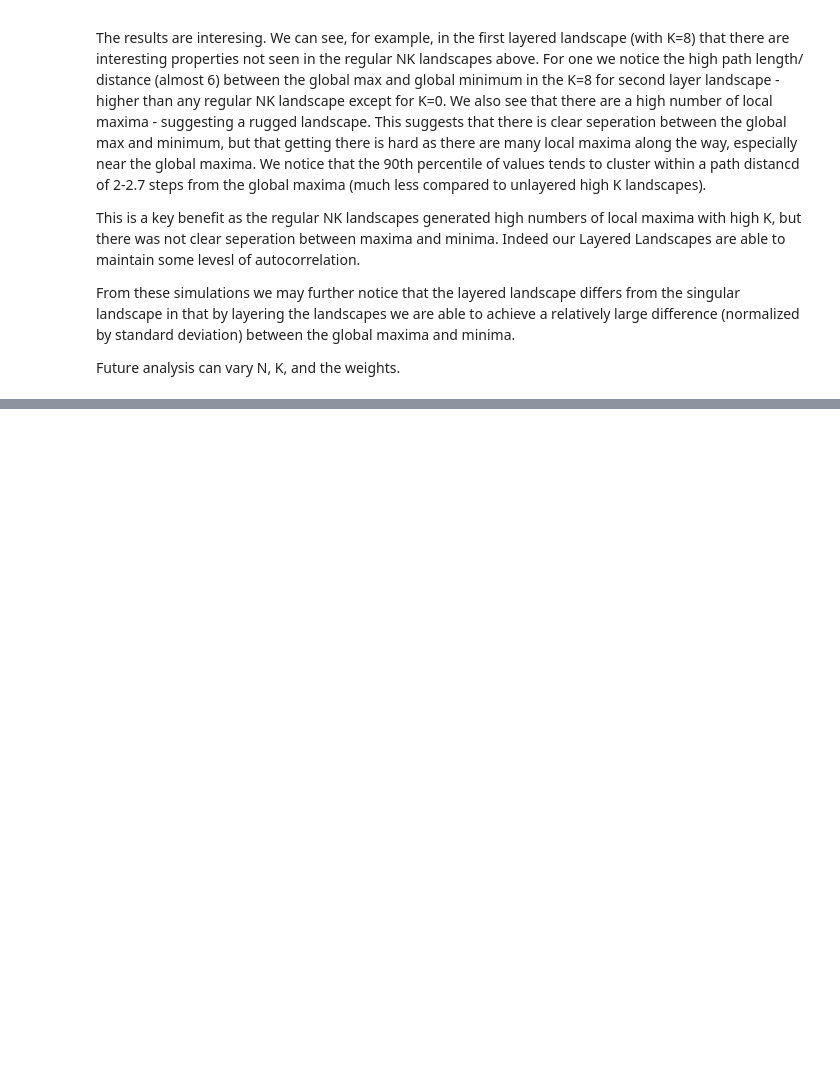
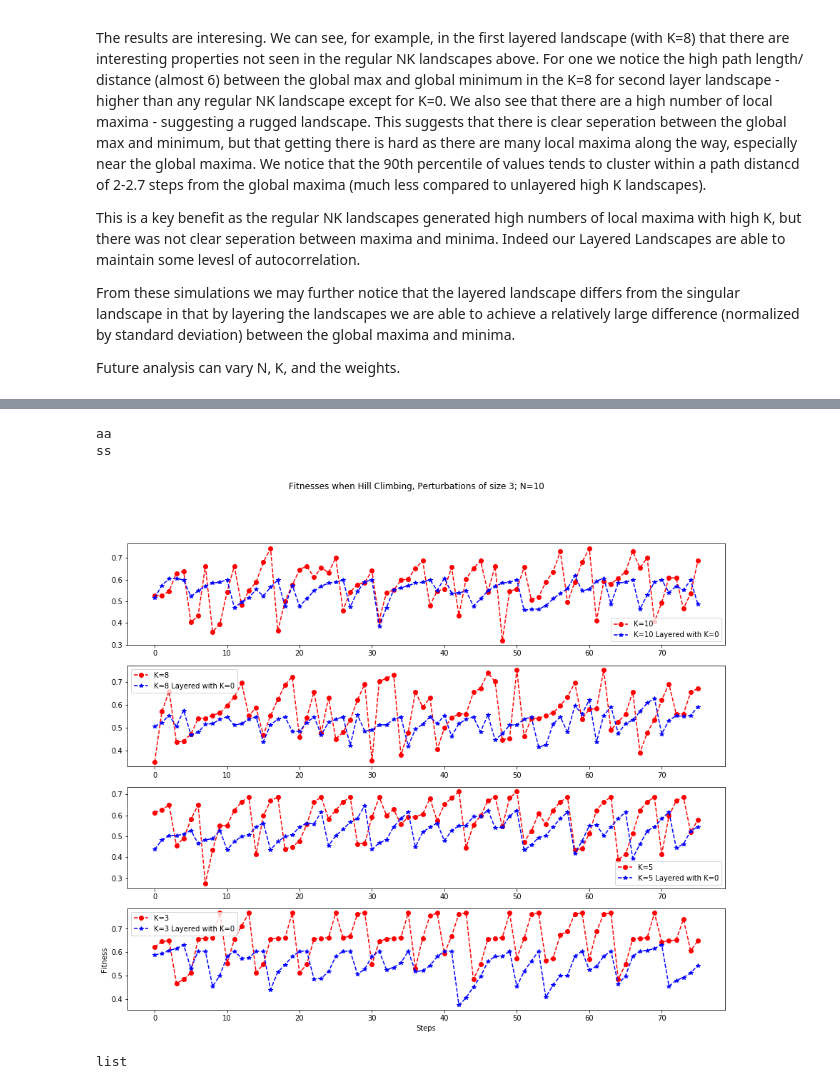
Before and after one commit to adrianapaza/NBA-NKC, a Jupyter notebook: ComputationalModels/Create_Landscape_Presentation_Plots.ipynb, the cells around one changed output, grey strips where cells are left out. Cells and saved outputs as stored; diff of their text form; code cells hidden in the pictures; blank space fills up the shorter version.

Commit message:
Iterated Search Plots Added

```diff
--- a/ComputationalModels/Create_Landscape_Presentation_Plots.ipynb
+++ b/ComputationalModels/Create_Landscape_Presentation_Plots.ipynb
@@ -23,4 +27,5 @@ K=10
 N_10_K10_ = make_NK_land(N, K)
 N_10_K8_ = make_NK_land(N, 8)
 N_10_K5_ = make_NK_land(N, 5)
+N_10_K3_ = make_NK_land(N, 3)
 N_10_K0_ = make_NK_land(N, 0)
@@ -30,0 +97,8 @@ Layer_Landscape_5_0 = layer_landscapes(N_15_K5_, N_15_K0_, layering_mode="additi
+# %%
+N=10
+K=10
+N_10_K10_ = make_NK_land(N, K)
+N_10_K8_ = make_NK_land(N, 8)
+N_10_K5_ = make_NK_land(N, 5)
+N_10_K3_ = make_NK_land(N, 3)
+N_10_K0_ = make_NK_land(N, 0)
@@ -280,0 +401,63 @@ Future analysis can vary N, K, and the weights.
+# %%
+Num_Steps=75
+Step_Size=3
+Neighborhood=1
+
+
+FitnessPath_10 = get_iterated_search_walk(N_10_K10_,Neighborhood,Step_Size,Num_Steps)
+print('aa')
+FitnessPath_8 = get_iterated_search_walk(N_10_K8_,Neighborhood,Step_Size,Num_Steps)
+
+FitnessPath_5 = get_iterated_search_walk(N_10_K5_,Neighborhood,Step_Size,Num_Steps)
+print('ss')
+FitnessPath_3 = get_iterated_search_walk(N_10_K3_,Neighborhood,Step_Size,Num_Steps)
+
+FitnessPath_0 = get_iterated_search_walk(N_10_K0_,Neighborhood,Step_Size,Num_Steps)
+# %% [output]
+aa
+ss
+# %%
+##Soemtimes a random error pops up, just rerun the cell
+##Do for layered
+FitnessPath_10_Layered = get_iterated_search_walk(Layer_Landscape_N10_K10_K0,Neighborhood,Step_Size,Num_Steps)
+FitnessPath_8_Layered= get_iterated_search_walk(Layer_Landscape_N10_K8_K0,Neighborhood,Step_Size,Num_Steps)
+FitnessPath_5_Layered= get_iterated_search_walk(Layer_Landscape_N10_K5_K0,Neighborhood,Step_Size,Num_Steps)
+FitnessPath_3_Layered= get_iterated_search_walk(Layer_Landscape_N10_K3_K0,Neighborhood,Step_Size,Num_Steps)
+# %%
+
+
+##plot the data
+fig, (ax1, ax2, ax3, ax4) = plt.subplots(4)
+fig.suptitle("Fitnesses when Hill Climbing, Perturbations of size 3; N=10")
+
+
+ax1.plot((FitnessPath_10),'r--o',label='K=10')
+
+ax1.plot((FitnessPath_10_Layered),'b--*',label='K=10 Layered with K=0')
+
+
+ax1.legend()
+ax2.plot((FitnessPath_8),'r--o',label='K=8')
+ax2.plot((FitnessPath_8_Layered),'b--*',label='K=8 Layered with K=0')
+
+ax2.legend()
+
+ax3.plot((FitnessPath_5),'r--o',label='K=5')
+ax3.plot((FitnessPath_5_Layered),'b--*',label='K=5 Layered with K=0')
+ax3.legend()
+
+ax4.plot((FitnessPath_3),'r--o',label='K=3')
+ax4.plot((FitnessPath_3_Layered),'b--*',label='K=3 Layered with K=0')
+ax4.legend()
+
+
+
+fig.set_figheight(12)
+fig.set_figwidth(15)
+
+plt.xlabel('Steps')
+plt.ylabel('Fitness')
+plt.show()
+fig.savefig('Plot_Iterated_Hill_Climbs.png')
+# %% [output]
+[figure, added]
@@ -280,0 +471,4 @@ Future analysis can vary N, K, and the weights.
+# %%
+type(FitnessPath_0)
+# %% [output]
+list
```
Also changed, not shown: parts of 14 cells of this notebook, 5 other files.
